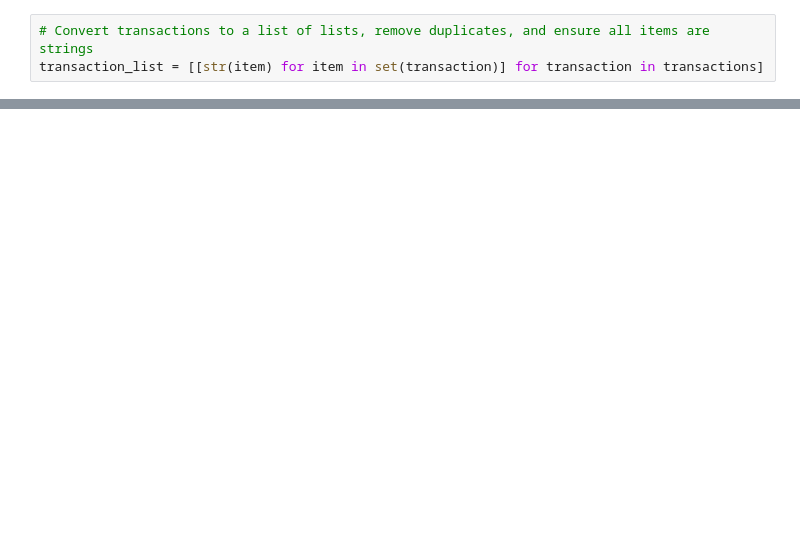
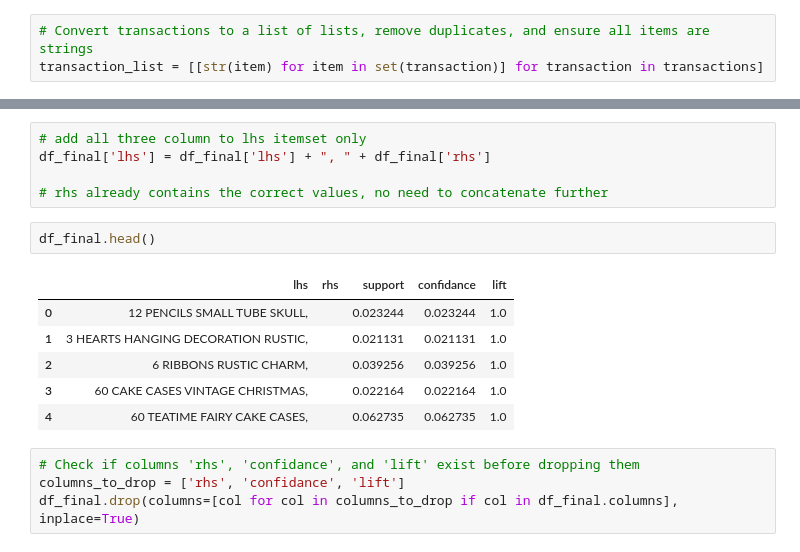
Before and after one commit to sakkhakna/IDM_Apriori, a Jupyter notebook: AprioriAlgorithm.ipynb, the cells around one changed output, grey strips where cells are left out. Saved outputs shown, nothing was run; the diff lists cells and outputs as text; blank space fills up the shorter version.

```diff
--- a/AprioriAlgorithm.ipynb
+++ b/AprioriAlgorithm.ipynb
@@ -284,0 +190,18 @@ else:
+# %%
+# add all three column to lhs itemset only
+df_final['lhs'] = df_final['lhs'] + ", " + df_final['rhs']
+
+# rhs already contains the correct values, no need to concatenate further
+# %%
+df_final.head()
+# %% [output]
+|  | lhs | rhs | support | confidance | lift |
+| 0 | 12 PENCILS SMALL TUBE SKULL, |  | 0.023244 | 0.023244 | 1.0 |
+| 1 | 3 HEARTS HANGING DECORATION RUSTIC, |  | 0.021131 | 0.021131 | 1.0 |
+| 2 | 6 RIBBONS RUSTIC CHARM, |  | 0.039256 | 0.039256 | 1.0 |
+| 3 | 60 CAKE CASES VINTAGE CHRISTMAS, |  | 0.022164 | 0.022164 | 1.0 |
+| 4 | 60 TEATIME FAIRY CAKE CASES, |  | 0.062735 | 0.062735 | 1.0 |
+# %%
+# Check if columns 'rhs', 'confidance', and 'lift' exist before dropping them
+columns_to_drop = ['rhs', 'confidance', 'lift']
+df_final.drop(columns=[col for col in columns_to_drop if col in df_final.columns], inplace=True)
```
Also changed, not shown: parts of 37 cells of this notebook, 1 other file.
